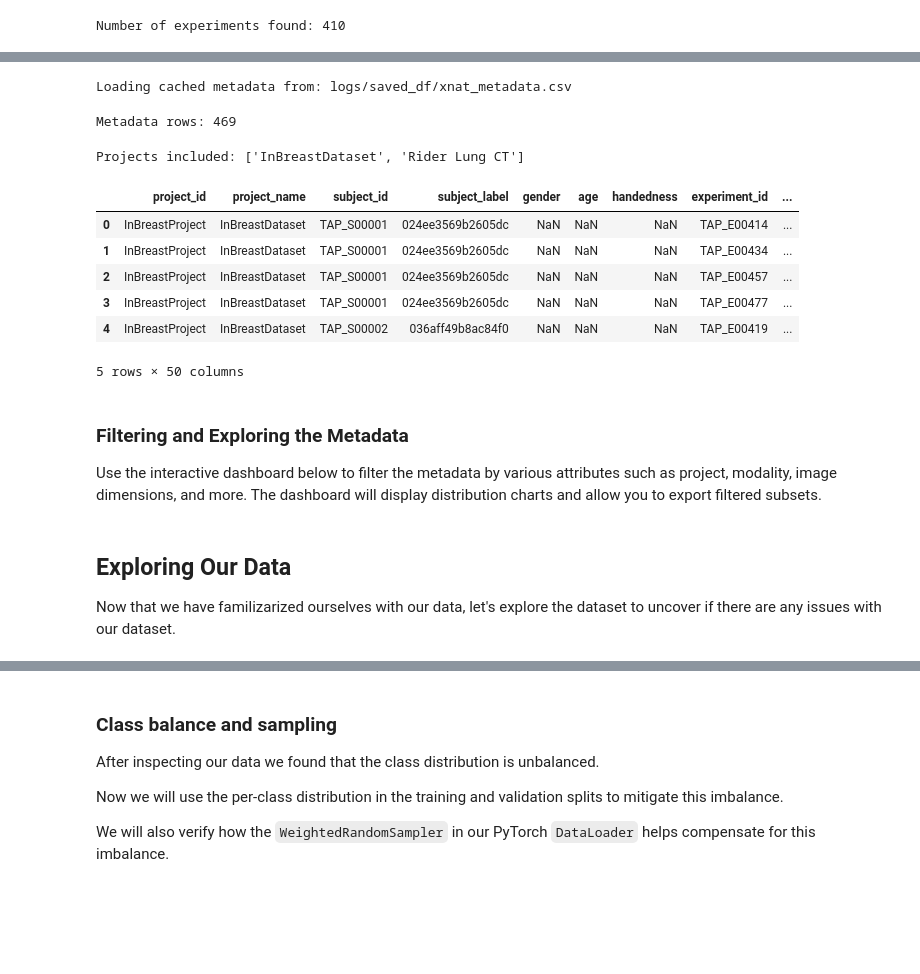
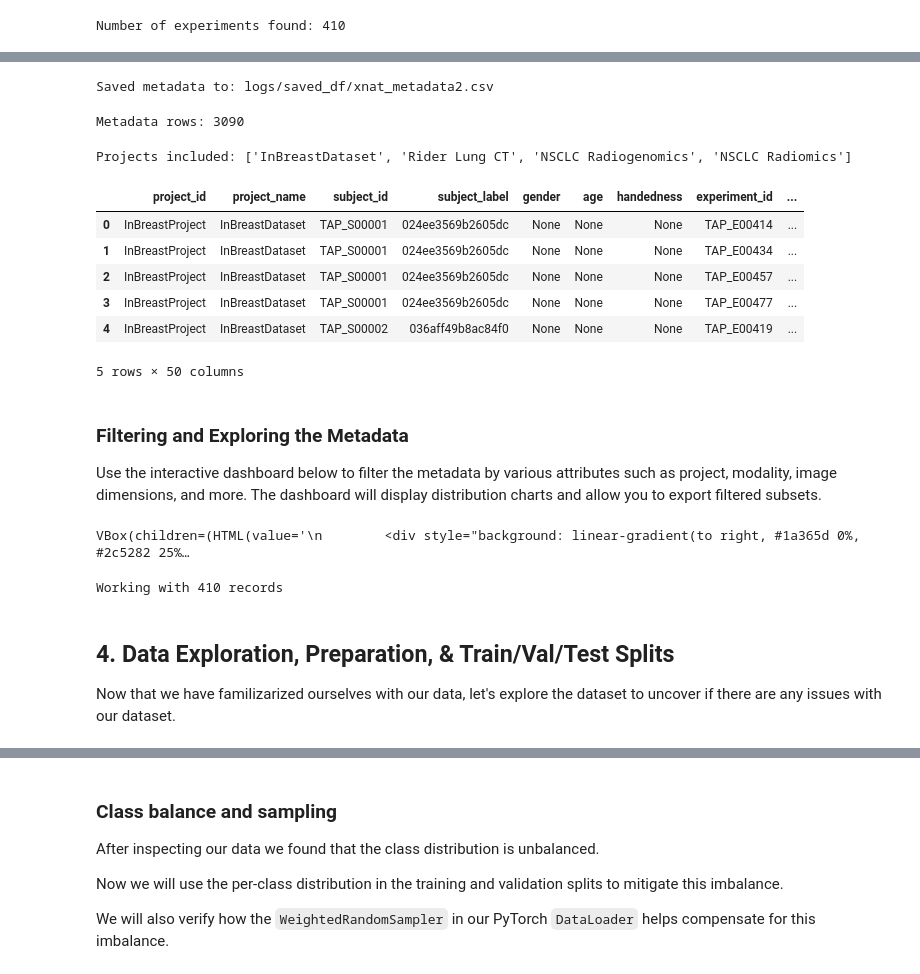
Before and after one commit to Thorpe7/Notebooks, a Jupyter notebook: Getting_Started_ML_Training/xnat_ml_training_demo_resnet_balanced.ipynb, the cells around one changed output, grey strips where cells are left out. Saved outputs shown, nothing was run; the diff lists cells and outputs as text; code cells hidden in the pictures; blank space fills up the shorter version.

```diff
--- a/Getting_Started_ML_Training/xnat_ml_training_demo_resnet_balanced.ipynb
+++ b/Getting_Started_ML_Training/xnat_ml_training_demo_resnet_balanced.ipynb
@@ -407,31 +276,29 @@ The <code>fetch_xnat_metadata</code> function uses XNATpy to efficiently pull de
 # %%
-# Define the project(s) to pull metadata from
-# Can be a single project ID or a list of multiple projects
+# Here we are creating a list of PROJECT_IDs from which to pull data
 PROJECTS_LIST = ["InBreastProject","RIDER-LUNG-CT", "NSCLC_RADIOGENOMICS", "NSCLC_RADIOMICS"]  # Add more project IDs as needed, e.g., ["00001", "00002", "RIDER-LUNG-CT"]
 
-# Build a metadata dataframe using XNATpy to pull demographic & scan metadata
-# This uses the existing XNAT connection to efficiently fetch metadata from all projects
-# With save_csv=True, the dataframe will be cached to disk and loaded on subsequent runs
+
+# We pass our existing connection to our function
 meta_df = fetch_xnat_metadata(
     project_ids=PROJECTS_LIST,
-    connection=connection,  # Reuse the existing c|onnection from section 2.2
-    save_csv=True,  # Enable caching to avoid re-fetching on subsequent runs
-    csv_filename="xnat_metadata",  # Name of the cached CSV file
+    connection=connection,
+    save_csv=True,  #  For multiple runs, we recommend caching your dataset
+    csv_filename="xnat_metadata2",
 )
 
 print(f"Metadata rows: {len(meta_df)}")
 print(f"Projects included: {meta_df['project_name'].unique().tolist()}")
 meta_df.head()
 # %% [output]
-Loading cached metadata from: logs/saved_df/xnat_metadata.csv
+Saved metadata to: logs/saved_df/xnat_metadata2.csv
-Metadata rows: 469
+Metadata rows: 3090
-Projects included: ['InBreastDataset', 'Rider Lung CT']
+Projects included: ['InBreastDataset', 'Rider Lung CT', 'NSCLC Radiogenomics', 'NSCLC Radiomics']
 |  | project_id | project_name | subject_id | subject_label | gender | age | handedness | experiment_id | ... |
-| 0 | InBreastProject | InBreastDataset | TAP_S00001 | 024ee3569b2605dc | NaN | NaN | NaN | TAP_E00414 | ... |
-| 1 | InBreastProject | InBreastDataset | TAP_S00001 | 024ee3569b2605dc | NaN | NaN | NaN | TAP_E00434 | ... |
-| 2 | InBreastProject | InBreastDataset | TAP_S00001 | 024ee3569b2605dc | NaN | NaN | NaN | TAP_E00457 | ... |
-| 3 | InBreastProject | InBreastDataset | TAP_S00001 | 024ee3569b2605dc | NaN | NaN | NaN | TAP_E00477 | ... |
-| 4 | InBreastProject | InBreastDataset | TAP_S00002 | 036aff49b8ac84f0 | NaN | NaN | NaN | TAP_E00419 | ... |
+| 0 | InBreastProject | InBreastDataset | TAP_S00001 | 024ee3569b2605dc | None | None | None | TAP_E00414 | ... |
+| 1 | InBreastProject | InBreastDataset | TAP_S00001 | 024ee3569b2605dc | None | None | None | TAP_E00434 | ... |
+| 2 | InBreastProject | InBreastDataset | TAP_S00001 | 024ee3569b2605dc | None | None | None | TAP_E00457 | ... |
+| 3 | InBreastProject | InBreastDataset | TAP_S00001 | 024ee3569b2605dc | None | None | None | TAP_E00477 | ... |
+| 4 | InBreastProject | InBreastDataset | TAP_S00002 | 036aff49b8ac84f0 | None | None | None | TAP_E00419 | ... |
 5 rows × 50 columns
 # %% [markdown]
 ### Filtering and Exploring the Metadata
@@ -447,3 +314,5 @@ dashboard = metadata_filter_dashboard(
 
 # Display the dashboard
 dashboard
+# %% [output]
+VBox(children=(HTML(value='\n        <div style="background: linear-gradient(to right, #1a365d 0%, #2c5282 25%…
@@ -450,16 +325,15 @@ dashboard
 # %%
 # After filtering and clicking "Export CSV", access the data for downstream use:
-#
 # Get the currently filtered DataFrame (updates with every filter change):
-# filtered_df = dashboard.get_filtered_df()
-#
+subset_df = dashboard.get_filtered_df()
+
 # Get the last exported DataFrame (set when you click "Export CSV"):
-# exported_df = dashboard.get_exported_df()
-#
-# Example usage:
-# subset_df = dashboard.get_exported_df()
-# print(f"Working with {len(subset_df)} records")
+subset_df = dashboard.get_exported_df()
+
+print(f"Working with {len(subset_df)} records")
+# %% [output]
+Working with 410 records
 # %% [markdown]
-## Exploring Our Data
+## 4. Data Exploration, Preparation, & Train/Val/Test Splits
 
 Now that we have familizarized ourselves with our data, let's explore the dataset to uncover if there are any issues with our dataset.
```
Also changed, not shown: parts of 36 cells of this notebook.
